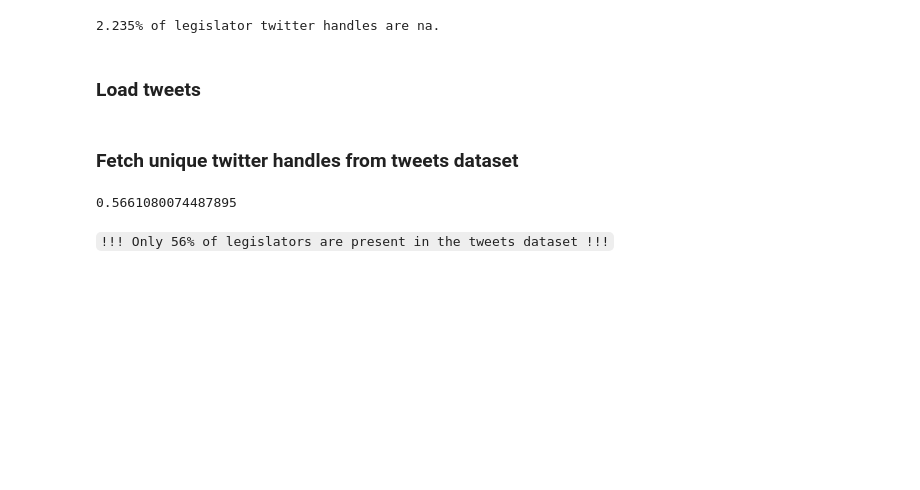
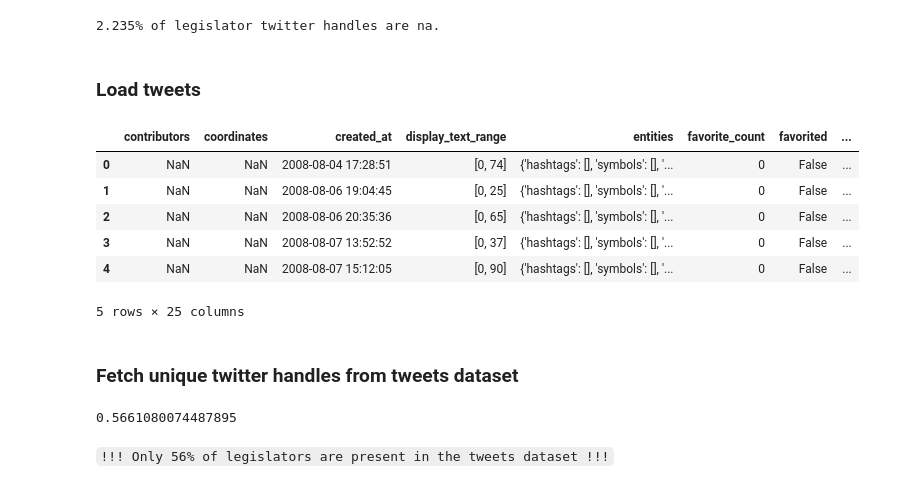
Before and after one commit to codencoding/political-influencers, a Jupyter notebook: notebooks/data_etl/data_etl_coden.ipynb, the cells around one changed output. Saved outputs shown, nothing was run; the diff lists cells and outputs as text; code cells hidden in the pictures; blank space fills up the shorter version.

```diff
--- a/notebooks/data_etl/data_etl_coden.ipynb
+++ b/notebooks/data_etl/data_etl_coden.ipynb
@@ -24,14 +24,14 @@ from utils import *
 # %% [markdown]
 ## Look at data
 # %%
-data_dir = ROOT_DIR + "data/"
+DATA_DIR = ROOT_DIR + "data/"
 
-legislators_fname = data_dir + "legislators-current.csv"
-newspaper_fname = data_dir + "usnewspaperSample.tsv"
+legislators_fname = DATA_DIR + "legislators-current.csv"
+newspaper_fname = DATA_DIR + "usnewspaperSample.tsv"
 
 # Likely won't need users data, tweets data contains sufficient info to compensate
-users_fname = data_dir + "users.json"
-tweets_fname = data_dir + "tweets.json"
+users_fname = DATA_DIR + "users.json"
+tweets_fname = DATA_DIR + "tweets.json"
 # %%
 explore_data(legislators_fname)
 # %% [output]
@@ -133,7 +127,17 @@ print(f"{round(na_perc, 3)}% of legislator twitter handles are na.")
 # %% [markdown]
 ### Load tweets
 # %%
-tweet_df = pd.read_json(tweets_fname, lines=True, nrows=10000)
+tweet_df = pd.read_json(tweets_fname, lines=True, nrows=5)
+# %%
+tweet_df
+# %% [output]
+|  | contributors | coordinates | created_at | display_text_range | entities | favorite_count | favorited | ... |
+| 0 | NaN | NaN | 2008-08-04 17:28:51 | [0, 74] | {'hashtags': [], 'symbols': [], '... | 0 | False | ... |
+| 1 | NaN | NaN | 2008-08-06 19:04:45 | [0, 25] | {'hashtags': [], 'symbols': [], '... | 0 | False | ... |
+| 2 | NaN | NaN | 2008-08-06 20:35:36 | [0, 65] | {'hashtags': [], 'symbols': [], '... | 0 | False | ... |
+| 3 | NaN | NaN | 2008-08-07 13:52:52 | [0, 37] | {'hashtags': [], 'symbols': [], '... | 0 | False | ... |
+| 4 | NaN | NaN | 2008-08-07 15:12:05 | [0, 90] | {'hashtags': [], 'symbols': [], '... | 0 | False | ... |
+5 rows × 25 columns
 # %% [markdown]
 ### Fetch unique twitter handles from tweets dataset
 # %%
```
Also changed, not shown: parts of 5 cells of this notebook, 2 other files.
